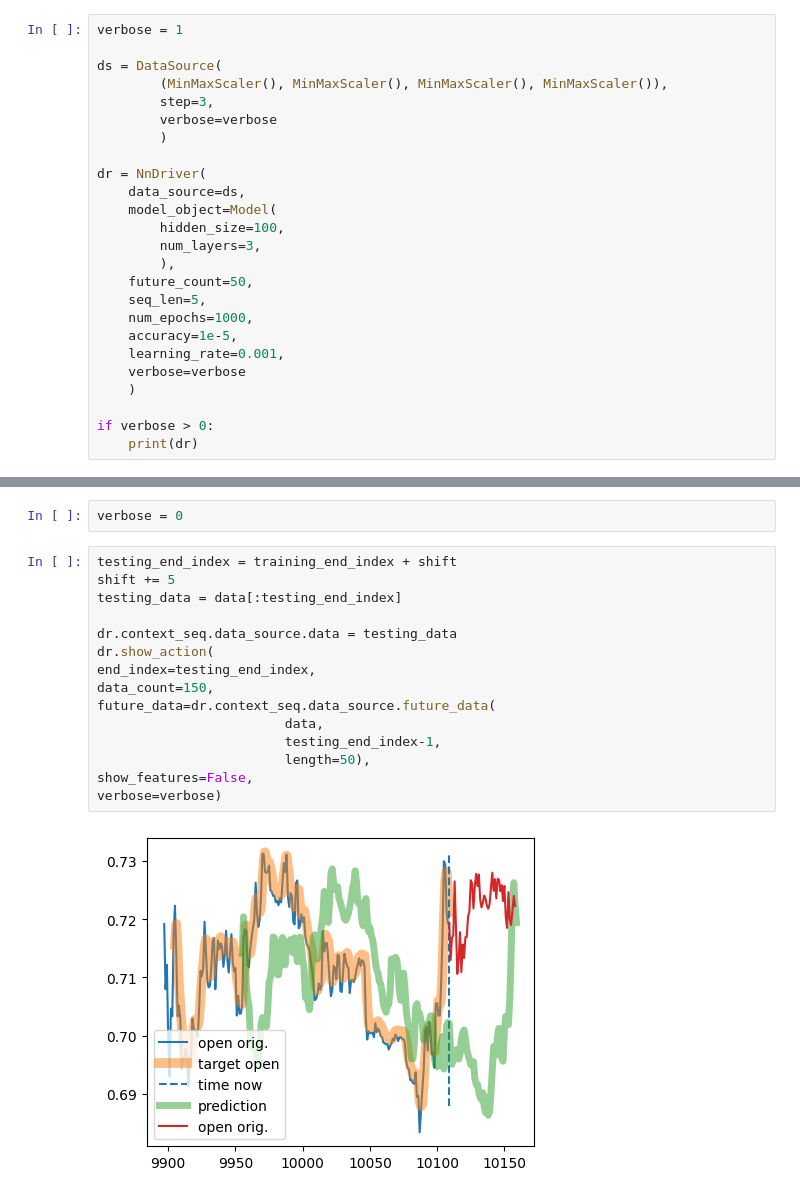
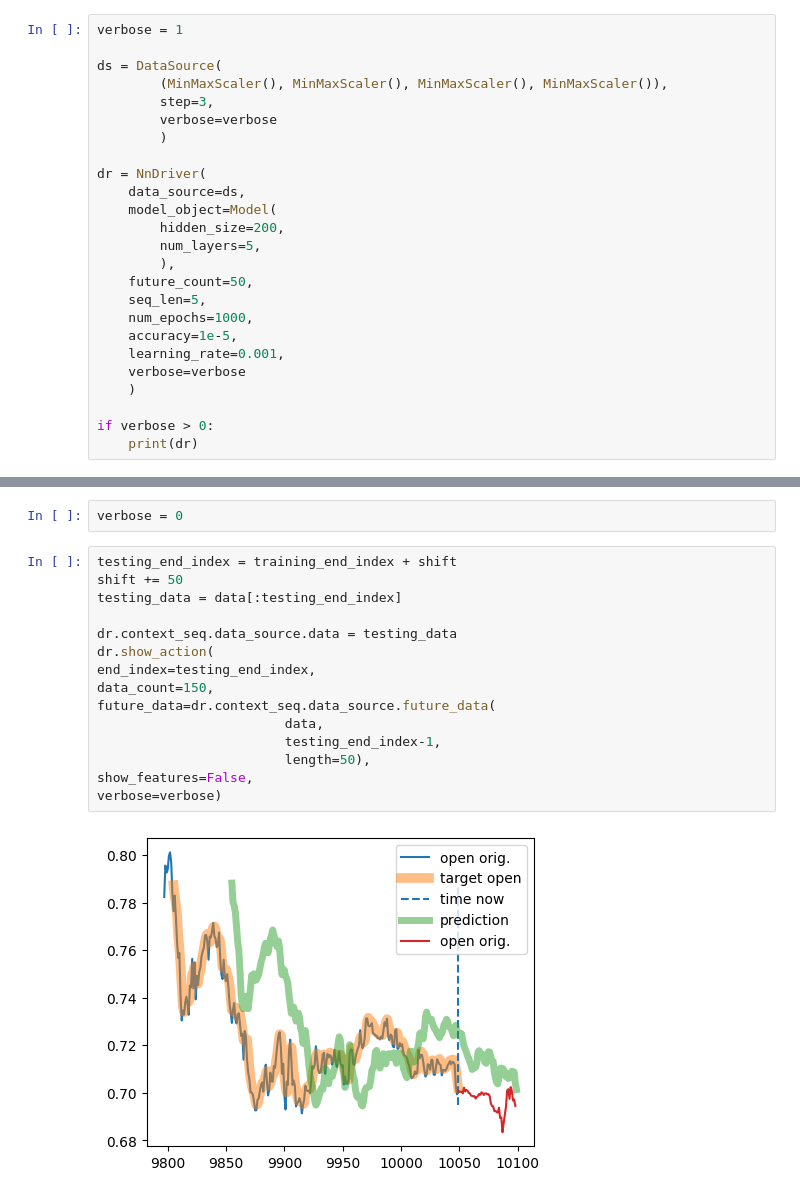
Before and after one commit to stefanzarembinski/szx81, a Jupyter notebook: szx81/models/candle_vs_open.ipynb, the cells around one changed output, grey strips where cells are left out. Saved outputs shown, nothing was run; the diff lists cells and outputs as text.

```diff
--- a/szx81/models/candle_vs_open.ipynb
+++ b/szx81/models/candle_vs_open.ipynb
@@ -69,8 +69,8 @@ ds = DataSource(
 dr = NnDriver(
     data_source=ds,
     model_object=Model(
-        hidden_size=100,
-        num_layers=3,
+        hidden_size=200,
+        num_layers=5,
         ),
     future_count=50,
     seq_len=5,
@@ -113,18 +113,18 @@ shift = 50
 verbose = 0
 # %%
 testing_end_index = training_end_index + shift
-shift += 5
+shift += 50
 testing_data = data[:testing_end_index]
 
 dr.context_seq.data_source.data = testing_data
 dr.show_action(
 end_index=testing_end_index,
 data_count=150,
 future_data=dr.context_seq.data_source.future_data(
                         data,
                         testing_end_index-1,
                         length=50),
 show_features=False,
 verbose=verbose)
 # %% [output]
-[figure, old version]
+[figure, new version]
```
Also changed, not shown: parts of 2 cells of this notebook, 7 other files.
